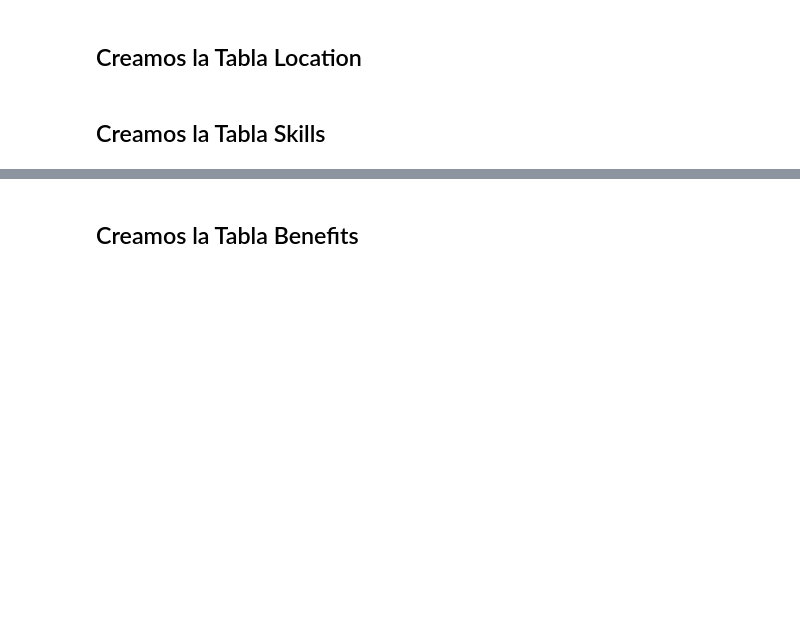
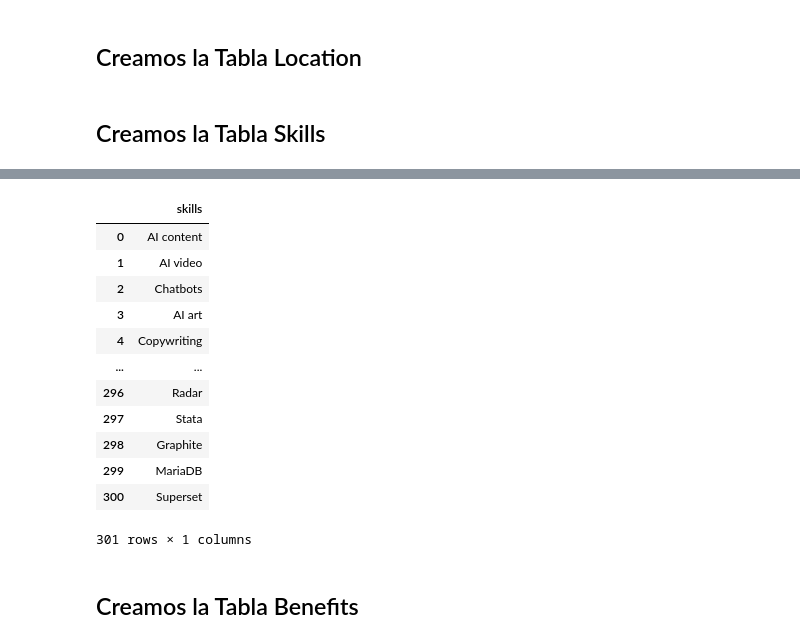
Before and after one commit to perezcatriel/data_world_jobs, a Jupyter notebook: notebook/transform.ipynb, the cells around one changed output, grey strips where cells are left out. Drawn from its saved outputs; the diff is of its cells as text; code cells hidden in the pictures; blank space fills up the shorter version.

```diff
--- a/notebook/transform.ipynb
+++ b/notebook/transform.ipynb
@@ -237,0 +256,9 @@ skills = skills.fillna('N/A')
+# %%
+# Seleccionamos las columnas de habilidades y combínamos en una sola columna
+skills_unique = skills[["skill_1", "skill_2", "skill_3", "skill_4", "skill_5", "skill_6", "skill_7"]].melt()["value"]
+# %%
+# Eliminamos las filas con valores nulos o faltantes
+skills_unique = skills_unique.dropna()
+# %%
+# Eliminamos los elementos duplicados y creamos una lista con los elementos únicos resultantes
+unique_skills = skills_unique.unique().tolist()
@@ -237,0 +286,20 @@ skills = skills.fillna('N/A')
+# %%
+# Lo convertimos en un dataset
+skills_ok = pd.DataFrame(unique_skills, columns=["skills"])
+# %%
+# Visualizamos el dataset de una columna
+skills_ok
+# %% [output]
+|  | skills |
+| 0 | AI content |
+| 1 | AI video |
+| 2 | Chatbots |
+| 3 | AI art |
+| 4 | Copywriting |
+| ... | ... |
+| 296 | Radar |
+| 297 | Stata |
+| 298 | Graphite |
+| 299 | MariaDB |
+| 300 | Superset |
+301 rows × 1 columns
```
Also changed, not shown: parts of 4 cells of this notebook, 1 other file.
